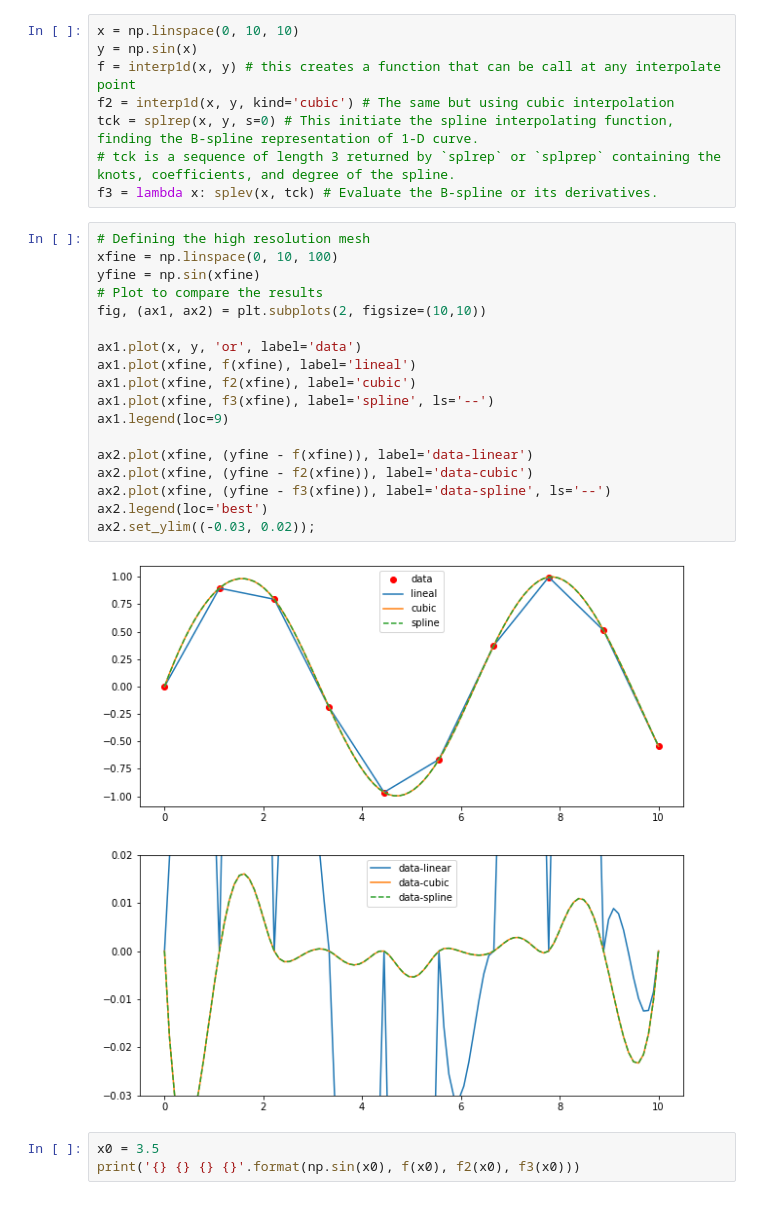
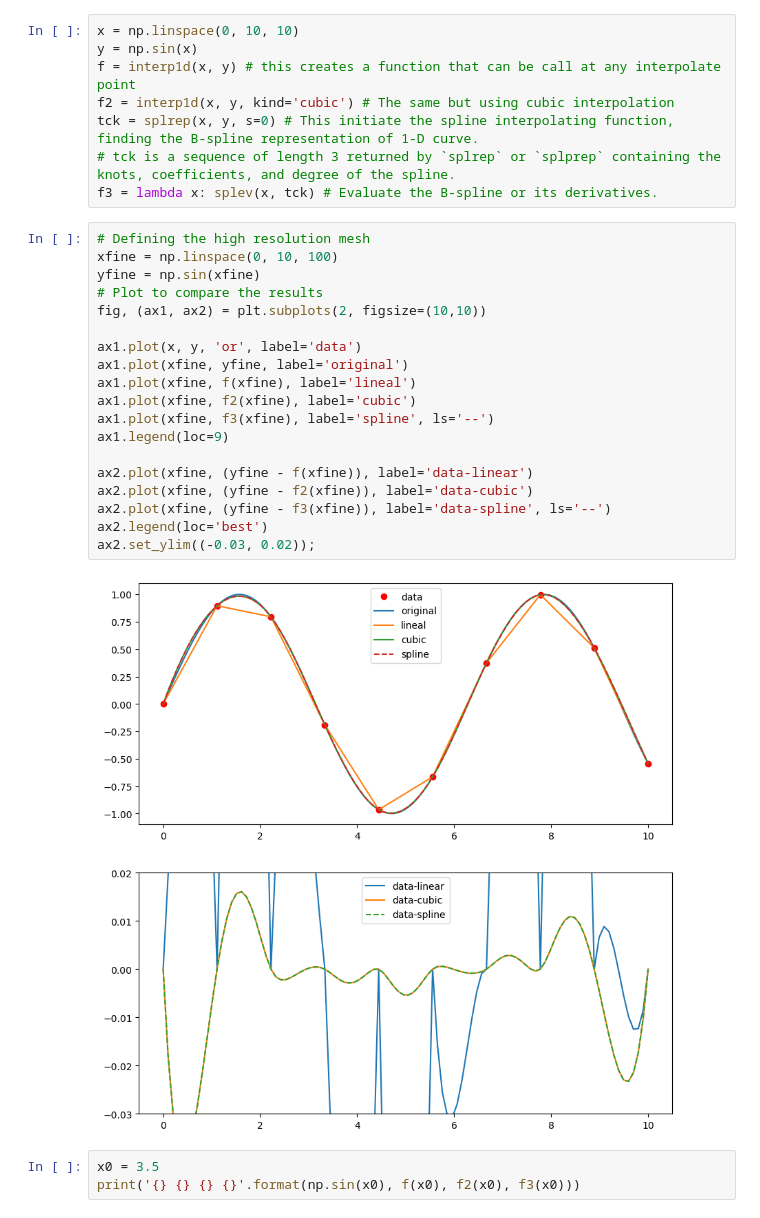
Before and after one commit to Morisset/Python-lectures-Notebooks, a Jupyter notebook: Notebooks/intro_Scipy.ipynb, the cells around one changed output. Cells and saved outputs as stored; diff of their text form.

```diff
--- a/Notebooks/intro_Scipy.ipynb
+++ b/Notebooks/intro_Scipy.ipynb
@@ -234,23 +236,24 @@ f3 = lambda x: splev(x, tck) # Evaluate the B-spline or its derivatives.
 # %%
 # Defining the high resolution mesh
 xfine = np.linspace(0, 10, 100)
 yfine = np.sin(xfine)
 # Plot to compare the results
 fig, (ax1, ax2) = plt.subplots(2, figsize=(10,10))
 
 ax1.plot(x, y, 'or', label='data')
+ax1.plot(xfine, yfine, label='original')
 ax1.plot(xfine, f(xfine), label='lineal')
 ax1.plot(xfine, f2(xfine), label='cubic')
 ax1.plot(xfine, f3(xfine), label='spline', ls='--')
 ax1.legend(loc=9)
 
 ax2.plot(xfine, (yfine - f(xfine)), label='data-linear')
 ax2.plot(xfine, (yfine - f2(xfine)), label='data-cubic')
 ax2.plot(xfine, (yfine - f3(xfine)), label='data-spline', ls='--')
 ax2.legend(loc='best')
 ax2.set_ylim((-0.03, 0.02));
 # %% [output]
-[figure, old version]
+[figure, new version]
 # %%
 x0 = 3.5
 print('{} {} {} {}'.format(np.sin(x0), f(x0), f2(x0), f3(x0)))
```
Also changed, not shown: parts of 33 cells of this notebook.
